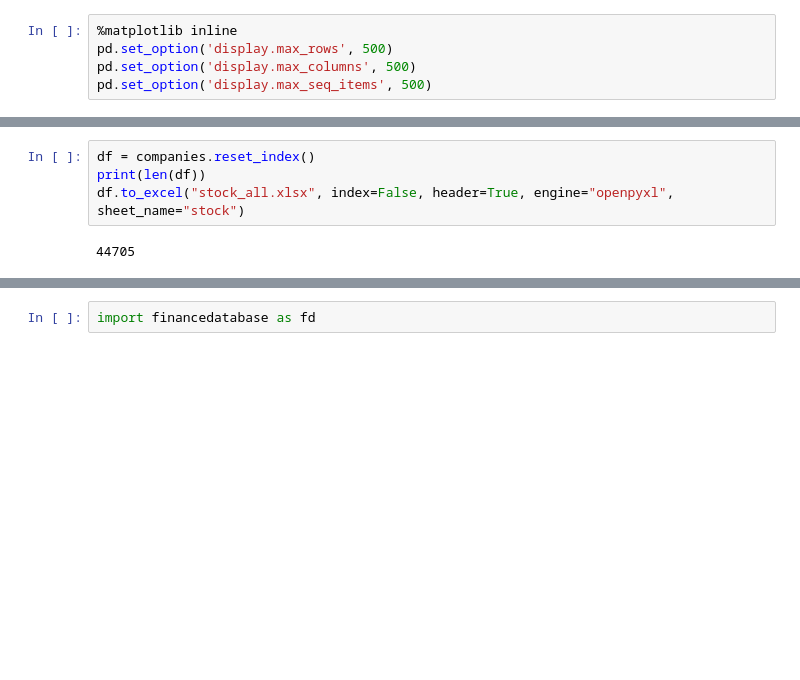
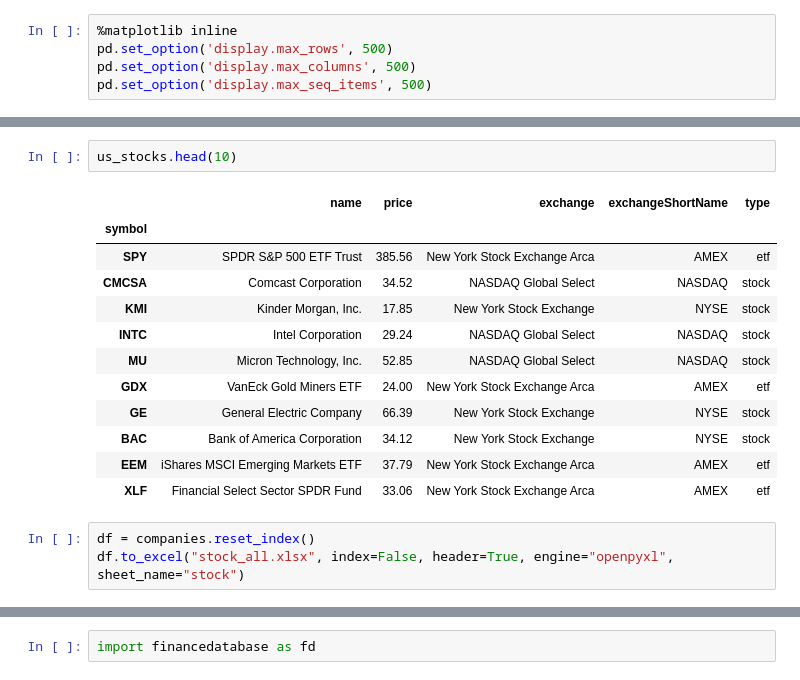
Before and after one commit to alpha2phi-platform/alphalib, a Jupyter notebook: 01a_databaset.ipynb, the cells around one changed output, grey strips where cells are left out. Saved outputs shown, nothing was run; the diff lists cells and outputs as text; blank space fills up the shorter version.

```diff
--- a/01a_databaset.ipynb
+++ b/01a_databaset.ipynb
@@ -34,6 +81,18 @@ companies.head(3)
+# %%
+us_stocks.head(10)
+# %% [output]
+|  | name | price | exchange | exchangeShortName | type |
+| symbol |  |  |  |  |  |
+| SPY | SPDR S&P 500 ETF Trust | 385.56 | New York Stock Exchange Arca | AMEX | etf |
+| CMCSA | Comcast Corporation | 34.52 | NASDAQ Global Select | NASDAQ | stock |
+| KMI | Kinder Morgan, Inc. | 17.85 | New York Stock Exchange | NYSE | stock |
+| INTC | Intel Corporation | 29.24 | NASDAQ Global Select | NASDAQ | stock |
+| MU | Micron Technology, Inc. | 52.85 | NASDAQ Global Select | NASDAQ | stock |
+| GDX | VanEck Gold Miners ETF | 24.00 | New York Stock Exchange Arca | AMEX | etf |
+| GE | General Electric Company | 66.39 | New York Stock Exchange | NYSE | stock |
+| BAC | Bank of America Corporation | 34.12 | New York Stock Exchange | NYSE | stock |
+| EEM | iShares MSCI Emerging Markets ETF | 37.79 | New York Stock Exchange Arca | AMEX | etf |
+| XLF | Financial Select Sector SPDR Fund | 33.06 | New York Stock Exchange Arca | AMEX | etf |
 # %%
 df = companies.reset_index()
-print(len(df))
 df.to_excel("stock_all.xlsx", index=False, header=True, engine="openpyxl", sheet_name="stock")
-# %% [output]
-44705
```
Also changed, not shown: parts of 35 cells of this notebook.
